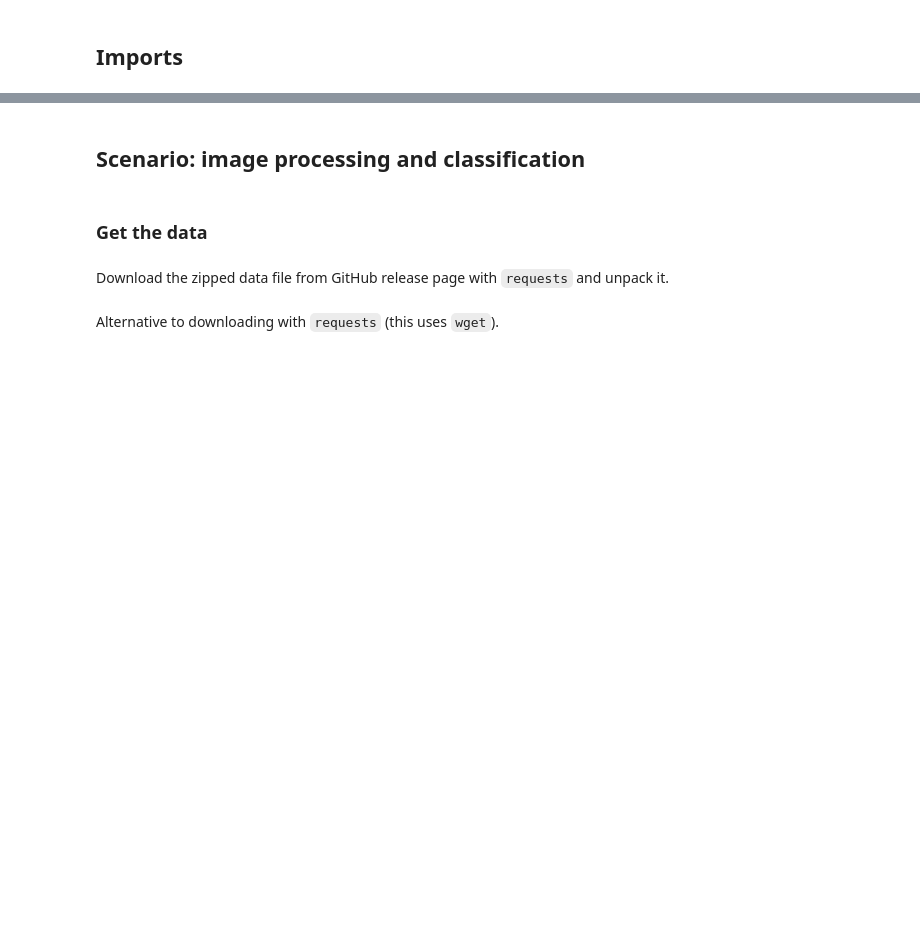
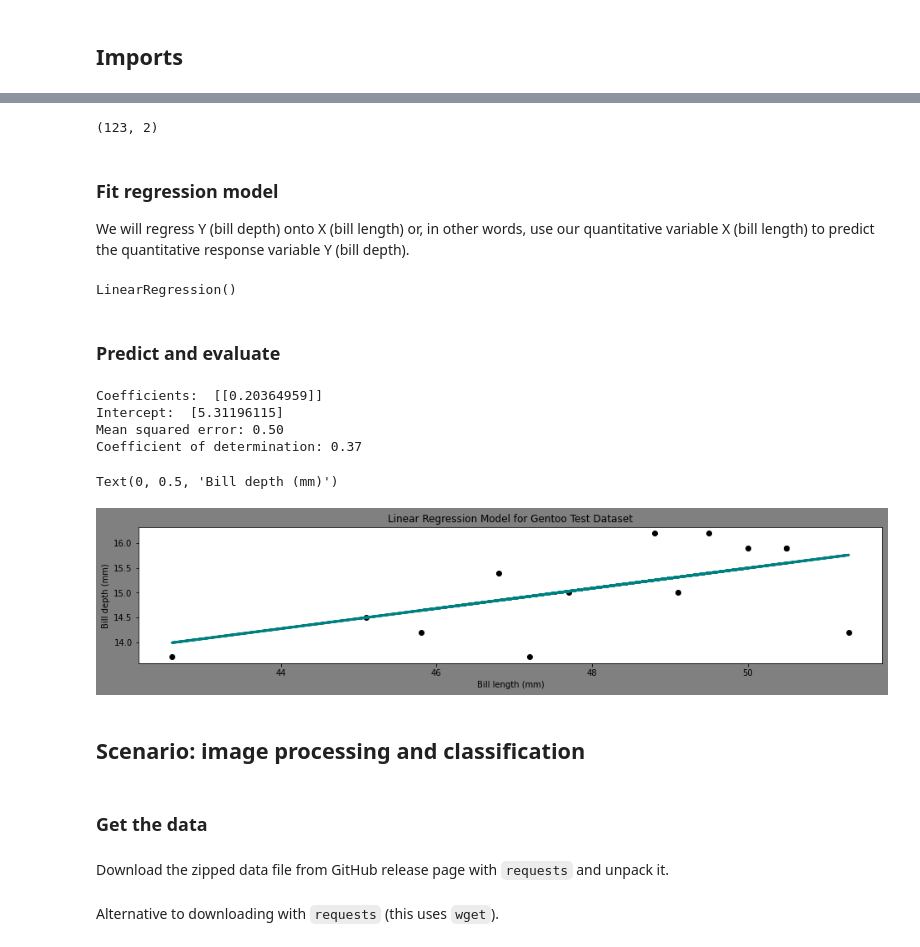
Before and after one commit to MLWorkshops/mlinterviews, a Jupyter notebook: machine_learning_foundations/Machine_Learning_Foundations.ipynb, the cells around one changed output, grey strips where cells are left out. Drawn from its saved outputs; the diff is of its cells as text; code cells hidden in the pictures; blank space fills up the shorter version.

Commit message:
Added regression sample into ml found

```diff
--- a/machine_learning_foundations/Machine_Learning_Foundations.ipynb
+++ b/machine_learning_foundations/Machine_Learning_Foundations.ipynb
@@ -64,3 +128,61 @@ plt.rcParams['figure.facecolor'] = 'grey'
+# %%
+# # what pandas method is needed here?  or you may create your own NaN remover.
+gentoo_data.___(inplace=True)
+gentoo_data.shape
+# %% [output]
+(123, 2)
+# %% [markdown]
+### Fit regression model
+
+We will regress Y (bill depth) onto X (bill length) or, in other words, use our quantitative variable X (bill length) to predict the quantitative response variable Y (bill depth).
+# %%
+# Create train and test datasets (reserving some data to test our model)
+X = np.array(gentoo_data['bill_length_mm']).reshape(-1, 1)
+Y = np.array(gentoo_data['bill_depth_mm']).reshape(-1, 1)
+
+X, Y = shuffle(X, Y, random_state=0)
+
+# Split data into 70% train and 30% test subsets
+X_train, X_test, Y_train, Y_test = train_test_split(
+    X, Y, test_size=0.1, shuffle=False)
+
+# Train the model
+reg = LinearRegression()
+reg.fit(X_train, Y_train)
+# %% [output]
+LinearRegression()
+# %% [markdown]
+### Predict and evaluate
+# %%
+# Predict a response Y
+Y_pred = reg.predict(X_test)
+
+# The coefficients
+print('Coefficients: ', reg.coef_)
+print('Intercept: ', reg.intercept_)
+
+# The mean squared error
+print('Mean squared error: %.2f'
+      % mean_squared_error(Y_test, Y_pred))
+
+# The coefficient of determination: 1 is perfect prediction
+print('Coefficient of determination: %.2f'
+      % r2_score(Y_test, Y_pred))
+
+# Plot outputs
+plt.scatter(X_test, Y_test,  color='black')
+plt.plot(X_test, Y_pred, color='teal', linewidth=3)
+
+plt.title('Linear Regression Model for Gentoo Test Dataset')
+plt.xlabel('Bill length (mm)')
+plt.ylabel('Bill depth (mm)')
+# %% [output]
+Coefficients:  [[0.20364959]]
+Intercept:  [5.31196115]
+Mean squared error: 0.50
+Coefficient of determination: 0.37
+Text(0, 0.5, 'Bill depth (mm)')
+[figure, added]
 # %% [markdown]
 ## Scenario:  image processing and classification
 # %% [markdown]
```
Also changed, not shown: parts of 28 cells of this notebook, 2 other files.
